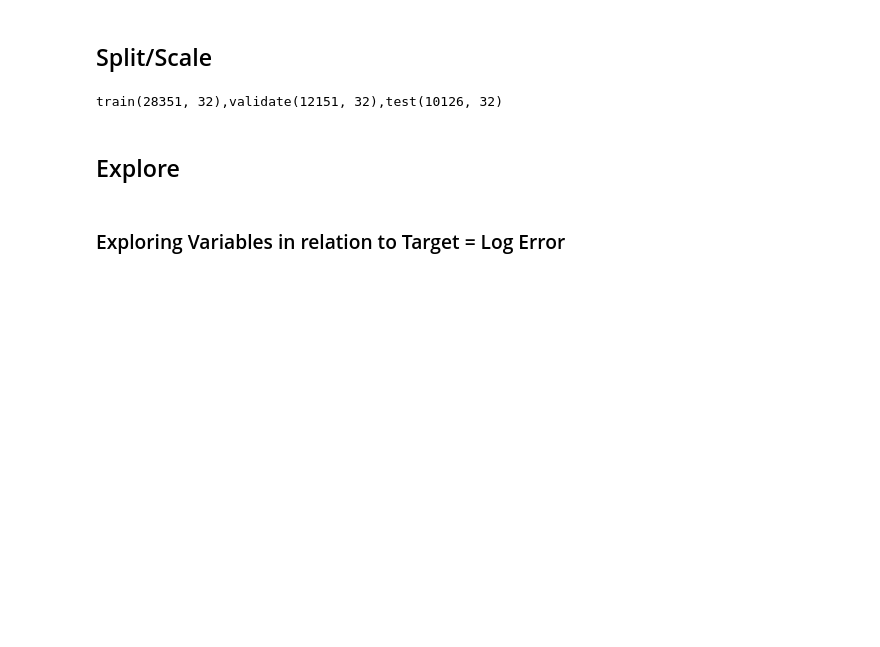
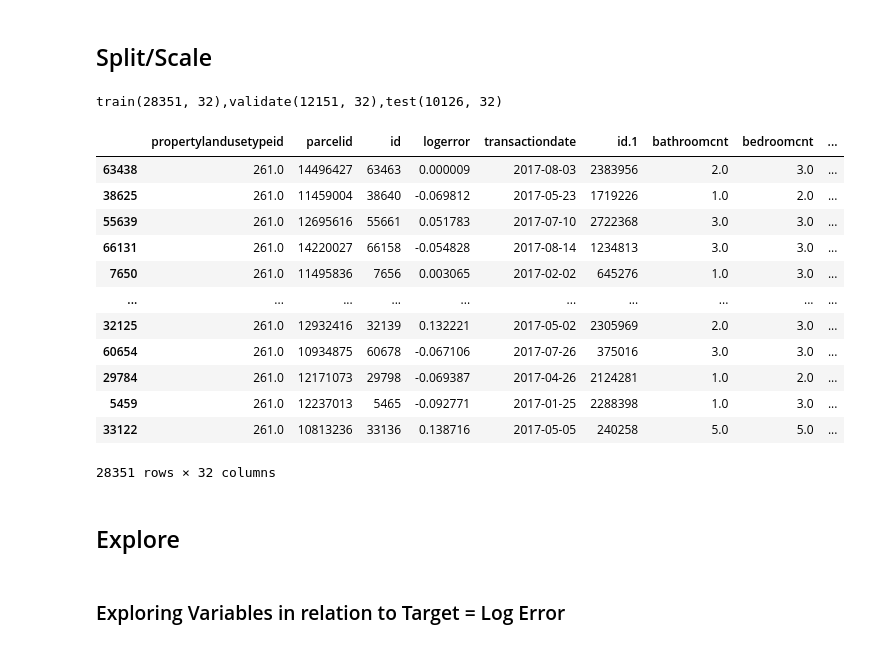
Before and after one commit to carterrxavier/clustering-project, a Jupyter notebook: initialnotebook.ipynb, the cells around one changed output. Saved outputs shown, nothing was run; the diff lists cells and outputs as text; code cells hidden in the pictures; blank space fills up the shorter version.

```diff
--- a/initialnotebook.ipynb
+++ b/initialnotebook.ipynb
@@ -94,6 +94,22 @@ train_scaled, validate_scaled, test_scaled = scale.scale_data(train, validate, t
                                                                         'taxvaluedollarcnt', 'taxamount', 'landtaxvaluedollarcnt','taxrate','finishedsquarefeet12'])
 # %% [output]
 train(28351, 32),validate(12151, 32),test(10126, 32)
+# %%
+train_scaled
+# %% [output]
+|  | propertylandusetypeid | parcelid | id | logerror | transactiondate | id.1 | bathroomcnt | bedroomcnt | ... |
+| 63438 | 261.0 | 14496427 | 63463 | 0.000009 | 2017-08-03 | 2383956 | 2.0 | 3.0 | ... |
+| 38625 | 261.0 | 11459004 | 38640 | -0.069812 | 2017-05-23 | 1719226 | 1.0 | 2.0 | ... |
+| 55639 | 261.0 | 12695616 | 55661 | 0.051783 | 2017-07-10 | 2722368 | 3.0 | 3.0 | ... |
+| 66131 | 261.0 | 14220027 | 66158 | -0.054828 | 2017-08-14 | 1234813 | 3.0 | 3.0 | ... |
+| 7650 | 261.0 | 11495836 | 7656 | 0.003065 | 2017-02-02 | 645276 | 1.0 | 3.0 | ... |
+| ... | ... | ... | ... | ... | ... | ... | ... | ... | ... |
+| 32125 | 261.0 | 12932416 | 32139 | 0.132221 | 2017-05-02 | 2305969 | 2.0 | 3.0 | ... |
+| 60654 | 261.0 | 10934875 | 60678 | -0.067106 | 2017-07-26 | 375016 | 3.0 | 3.0 | ... |
+| 29784 | 261.0 | 12171073 | 29798 | -0.069387 | 2017-04-26 | 2124281 | 1.0 | 2.0 | ... |
+| 5459 | 261.0 | 12237013 | 5465 | -0.092771 | 2017-01-25 | 2288398 | 1.0 | 3.0 | ... |
+| 33122 | 261.0 | 10813236 | 33136 | 0.138716 | 2017-05-05 | 240258 | 5.0 | 5.0 | ... |
+28351 rows × 32 columns
 # %% [markdown]
 ## Explore
 # %% [markdown]
```
Also changed, not shown: parts of 27 cells of this notebook, 1 other file.
